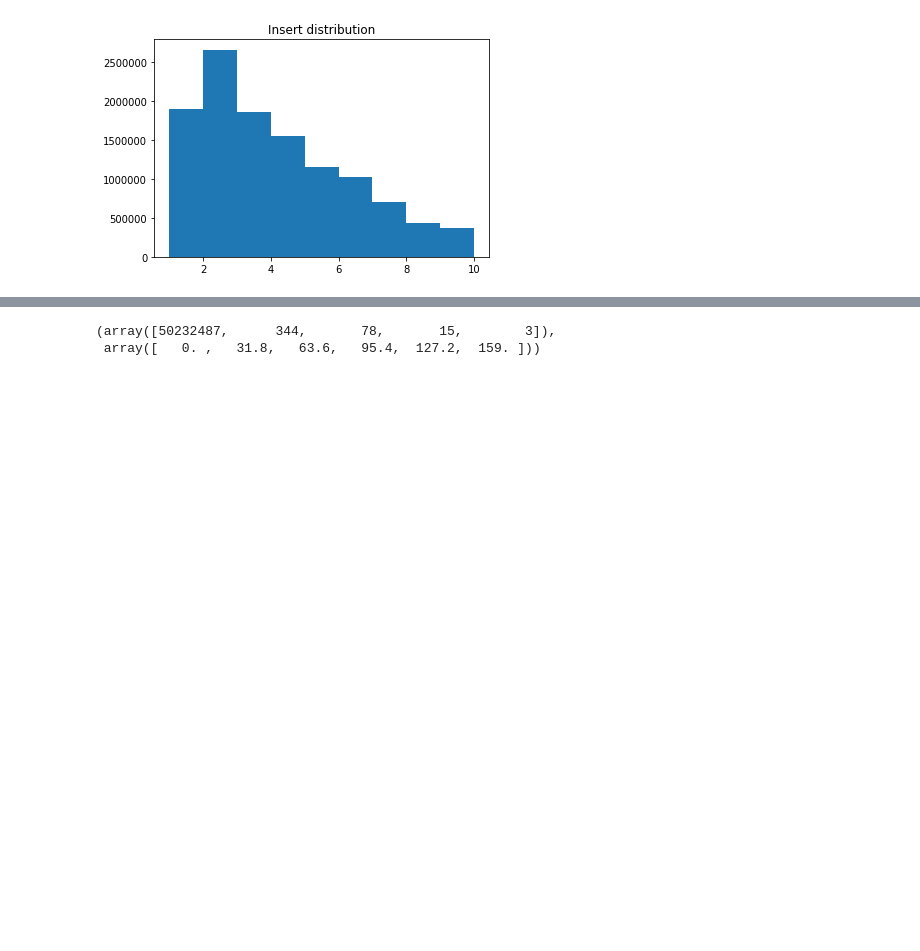
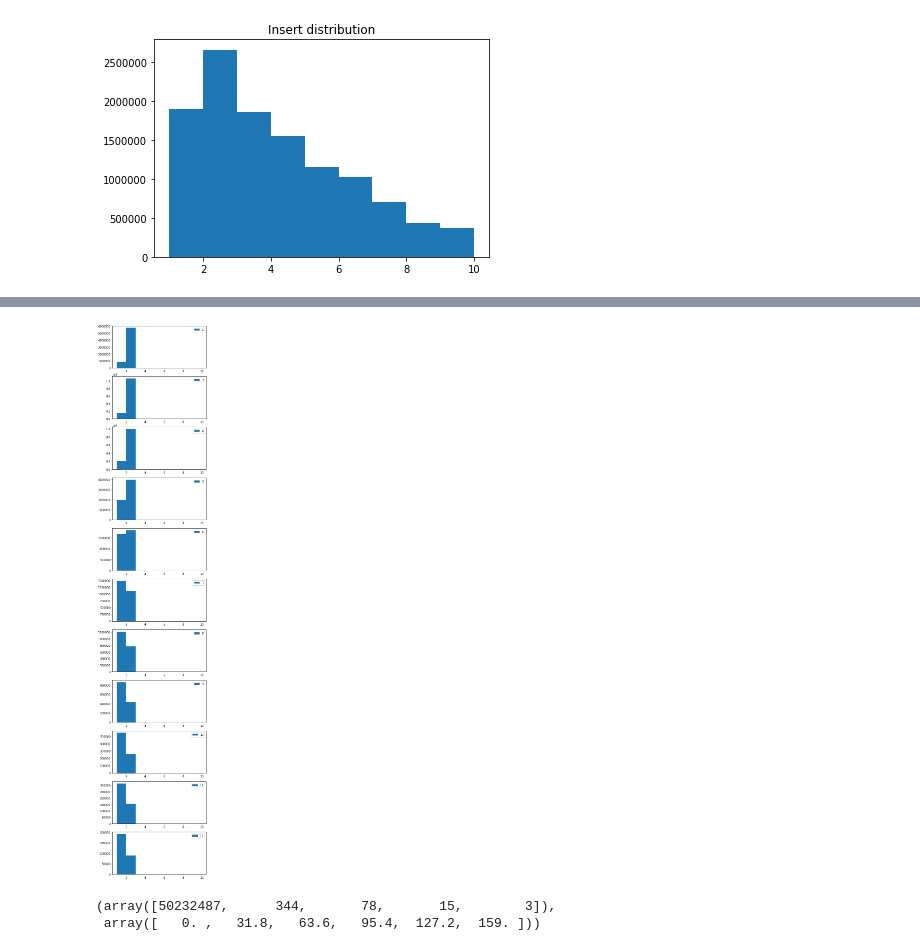
Before and after one commit to VProv/wikiedits, a Jupyter notebook: statistics/tests.ipynb, the cells around one changed output, grey strips where cells are left out. Cells and saved outputs as stored; diff of their text form; code cells hidden in the pictures; blank space fills up the shorter version.

```diff
--- a/statistics/tests.ipynb
+++ b/statistics/tests.ipynb
@@ -240,0 +268,4 @@ Text(0.5,1,'Typo words length distribution')
+# %%
+df = pd.DataFrame(data=complex_statistic, columns=['id', 'wordlen', 'type', 'position'])
+# %%
+typos_num = df.groupby(by='id').size()
@@ -240,0 +276,4 @@ Text(0.5,1,'Typo words length distribution')
+# %%
+wl = df.groupby(by='id')['wordlen'].first()
+# %%
+len_numdf = pd.DataFrame({'typos_num': typos_num, 'wl':wl})
@@ -241,3 +290,12 @@ Text(0.5,1,'Typo words length distribution')
+# %%
+fig, axes = plt.subplots(11, 1, figsize=(6,36))
+for l in range(11):
+    cur_shear = len_numdf[len_numdf.wl==l+2]
+
+    axes[l].hist(cur_shear['typos_num'].values, bins=np.arange(1,11), label=str(l+2))
+    axes[l].legend()
+# %% [output]
+[figure, added]
 # %%
 less_5, longer_5 = collect_statistics(pairs)
 # %%
```
Also changed, not shown: parts of 17 cells of this notebook.
